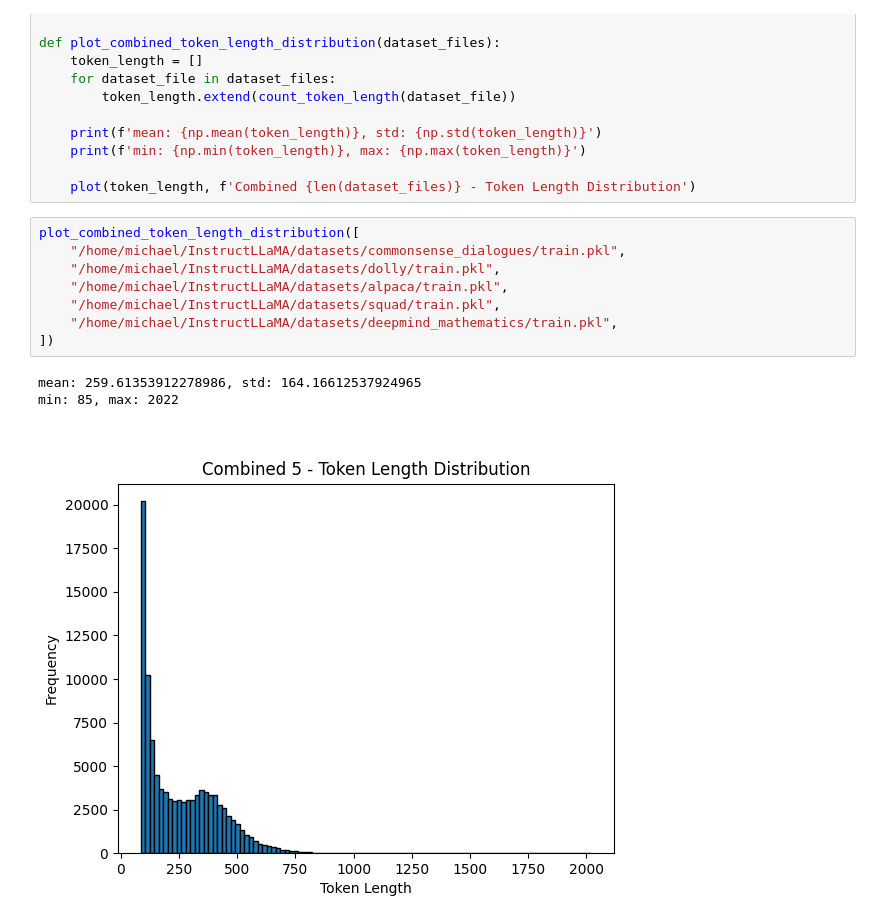
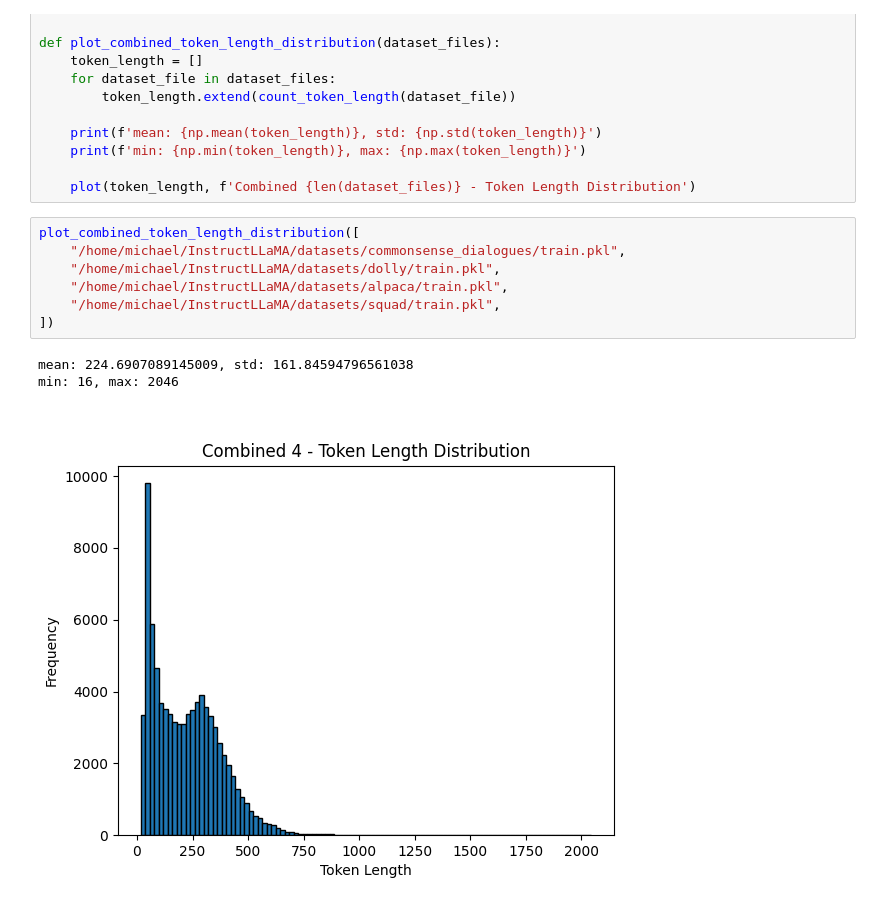
Before and after one commit to michaelnny/InstructLLaMA, a Jupyter notebook: ideas/analyze_finetune_datasets.ipynb, the cells around one changed output. Drawn from its saved outputs; the diff is of its cells as text.

```diff
--- a/ideas/analyze_finetune_datasets.ipynb
+++ b/ideas/analyze_finetune_datasets.ipynb
@@ -45,15 +45,14 @@ def plot_combined_token_length_distribution(dataset_files):
 # %%
 plot_combined_token_length_distribution([
     "/home/michael/InstructLLaMA/datasets/commonsense_dialogues/train.pkl",
     "/home/michael/InstructLLaMA/datasets/dolly/train.pkl",
     "/home/michael/InstructLLaMA/datasets/alpaca/train.pkl",
     "/home/michael/InstructLLaMA/datasets/squad/train.pkl",
-    "/home/michael/InstructLLaMA/datasets/deepmind_mathematics/train.pkl",
 ])
 # %% [output]
-mean: 259.61353912278986, std: 164.16612537924965
-min: 85, max: 2022
+mean: 224.6907089145009, std: 161.84594796561038
+min: 16, max: 2046
-[figure, old version]
+[figure, new version]
 # %%
 plot_token_length_distribution("/home/michael/InstructLLaMA/datasets/commonsense_dialogues/train.pkl", "Commonsense Dialogues")
 # %% [output]
```
Also changed, not shown: parts of 5 cells of this notebook, 16 other files.
